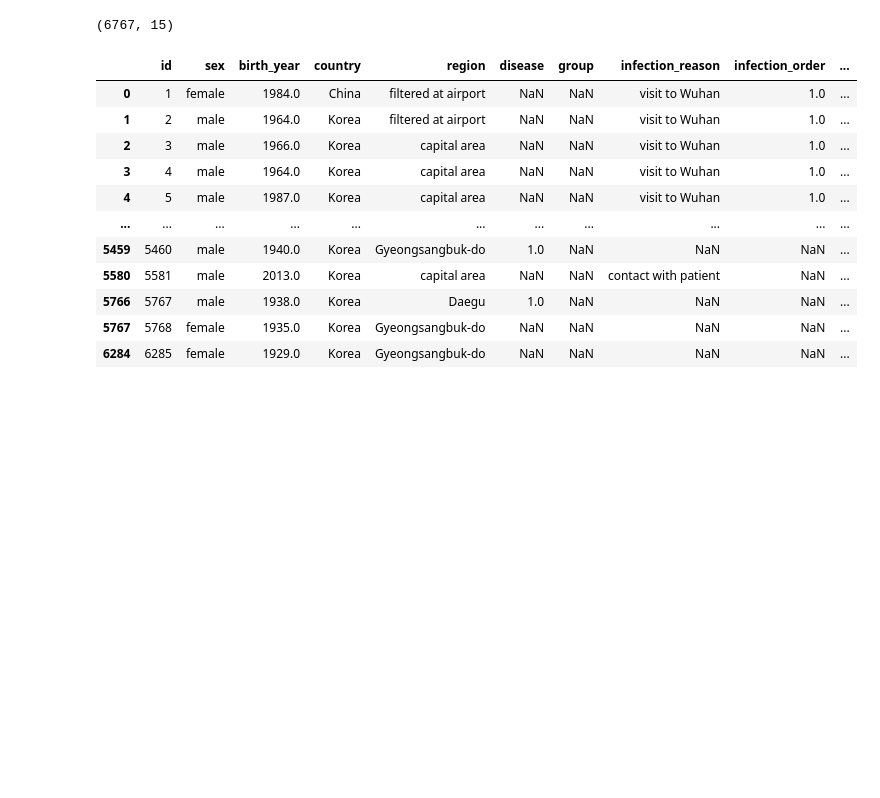
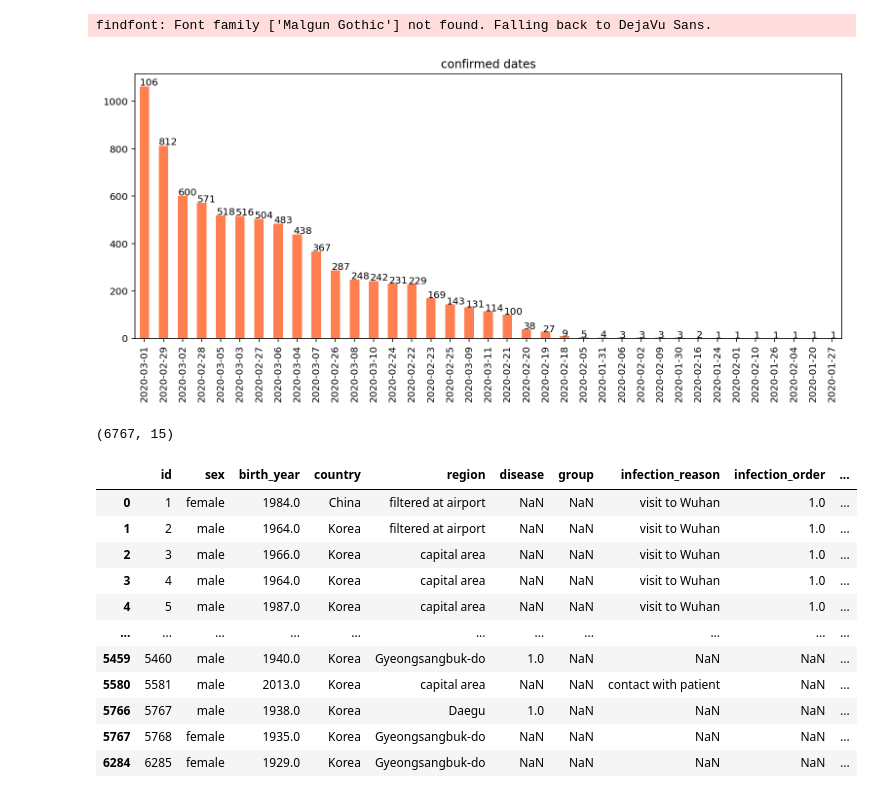
Before and after one commit to LeoHanSung/SinChon8, a Jupyter notebook: namho/corona_namho.ipynb, the cells around one changed output. Cells and saved outputs as stored; diff of their text form; code cells hidden in the pictures; blank space fills up the shorter version.

```diff
--- a/namho/corona_namho.ipynb
+++ b/namho/corona_namho.ipynb
@@ -84,3 +420,15 @@ dtype: int64
+# %%
+# check the confirmed dates
+
+fig = plt.figure(figsize=(13,5))
+fig = patient.confirmed_date.value_counts().plot(kind='bar', color='coral')
+for p in fig.patches:
+    fig.annotate(str(p.get_height())[:3], (p.get_x() * 1.005, p.get_height() * 1.005))
+plt.title("confirmed dates")
+plt.show()
+# %% [output]
+findfont: Font family ['Malgun Gothic'] not found. Falling back to DejaVu Sans.
+[figure, added]
 # %%
 print(patient.shape)
 patient.isnull().sum() #checking for total null values
```
Also changed, not shown: parts of 21 cells of this notebook.
